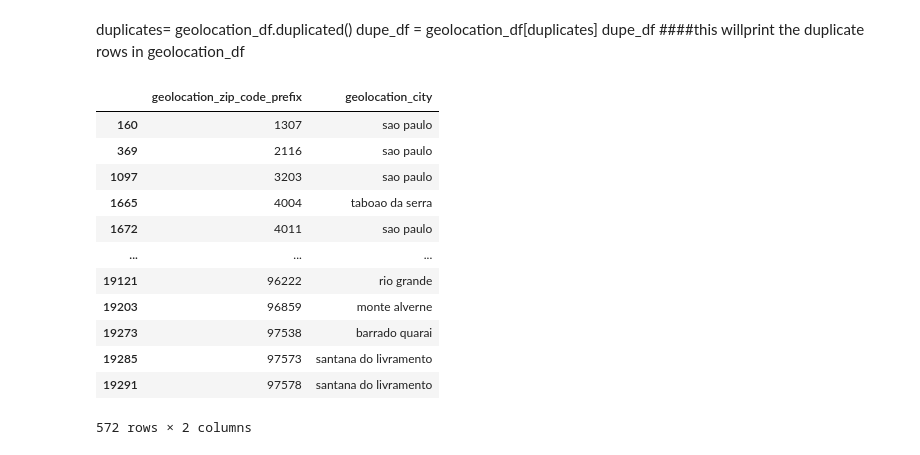
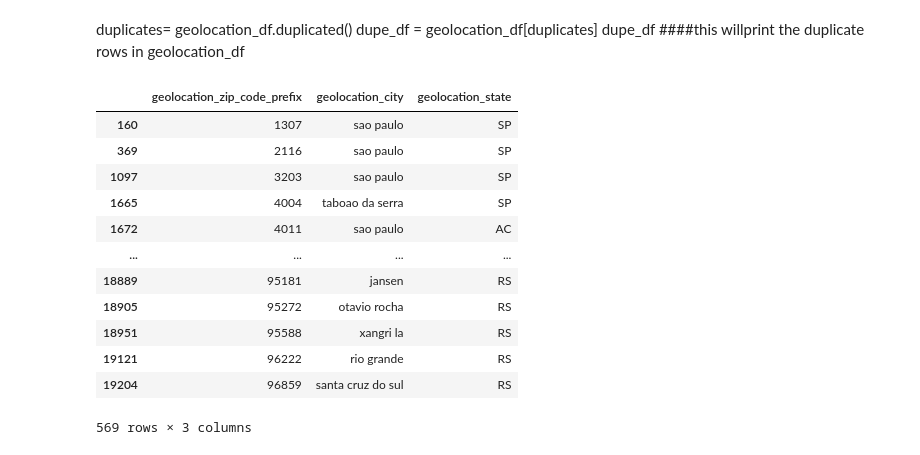
Before and after one commit to HassanHosain/tp_final_proj, a Jupyter notebook: cleaned geolocation_df.ipynb, the cells around one changed output. Cells and saved outputs as stored; diff of their text form; code cells hidden in the pictures.

```diff
--- a/cleaned geolocation_df.ipynb
+++ b/cleaned geolocation_df.ipynb
@@ -56,21 +178,20 @@ duplicates= geolocation_df.duplicated()
 dupe_df = geolocation_df[duplicates]
 dupe_df ####this willprint the duplicate rows in geolocation_df
 # %%
-g1=cleaned_geolocation_df[['geolocation_zip_code_prefix','geolocation_city']]
-duplicates= g1['geolocation_zip_code_prefix'].duplicated()
-duplicate_zip= g1[duplicates]
-duplicate_zip
+##g1=cleaned_geolocation_df[['geolocation_zip_code_prefix','geolocation_city','geolocation_state']]
+##duplicates= g1['geolocation_zip_code_prefix'].duplicated()
+##duplicate_zip= g1[duplicates]
 # %% [output]
-|  | geolocation_zip_code_prefix | geolocation_city |
-| 160 | 1307 | sao paulo |
-| 369 | 2116 | sao paulo |
-| 1097 | 3203 | sao paulo |
-| 1665 | 4004 | taboao da serra |
-| 1672 | 4011 | sao paulo |
-| ... | ... | ... |
-| 19121 | 96222 | rio grande |
-| 19203 | 96859 | monte alverne |
-| 19273 | 97538 | barrado quarai |
-| 19285 | 97573 | santana do livramento |
-| 19291 | 97578 | santana do livramento |
+|  | geolocation_zip_code_prefix | geolocation_city | geolocation_state |
+| 160 | 1307 | sao paulo | SP |
+| 369 | 2116 | sao paulo | SP |
+| 1097 | 3203 | sao paulo | SP |
+| 1665 | 4004 | taboao da serra | SP |
+| 1672 | 4011 | sao paulo | AC |
+| ... | ... | ... | ... |
+| 18889 | 95181 | jansen | RS |
+| 18905 | 95272 | otavio rocha | RS |
+| 18951 | 95588 | xangri la | RS |
+| 19121 | 96222 | rio grande | RS |
+| 19204 | 96859 | santa cruz do sul | RS |
-572 rows × 2 columns
+569 rows × 3 columns
```
Also changed, not shown: parts of 9 cells of this notebook.
